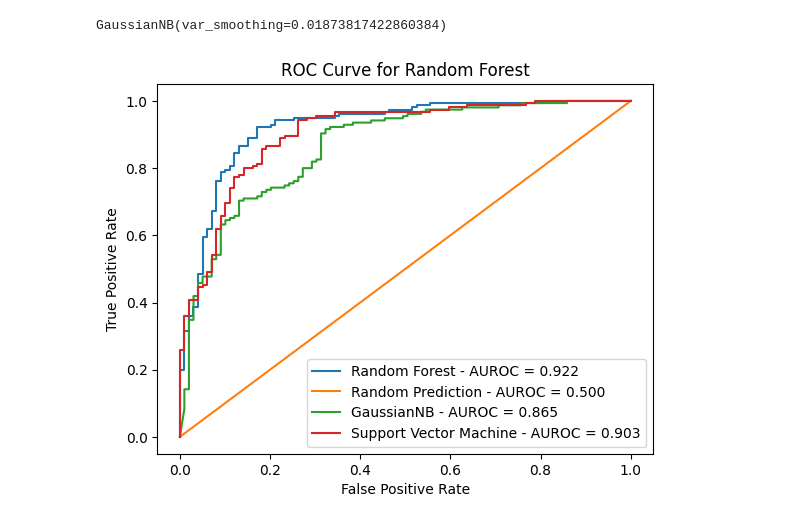
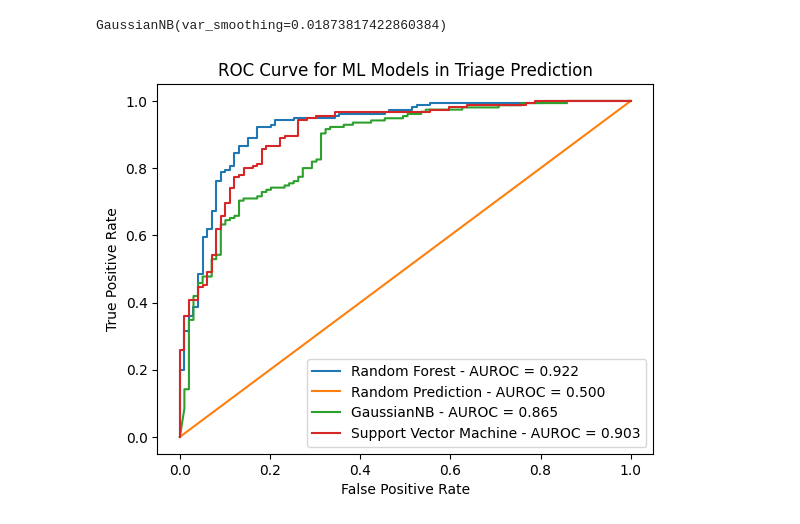
Before and after one commit to Mainies/Triaging_ML_Classification, a Jupyter notebook: nurse_ai.ipynb, the cells around one changed output. Saved outputs shown, nothing was run; the diff lists cells and outputs as text; code cells hidden in the pictures.

```diff
--- a/nurse_ai.ipynb
+++ b/nurse_ai.ipynb
@@ -664,12 +664,12 @@ SM_fpr, SM_tpr, _ = roc_curve(y_test_c, SM_roc_c)
 # %%
 plt.plot(rf_fpr, rf_tpr, label = "Random Forest - AUROC = %0.3f" % rf_auc_score)
 plt.plot(r_fpr, r_tpr, label = "Random Prediction - AUROC = %0.3f" % r_auc_score)
 plt.plot(gb_fpr, gb_tpr, label = "GaussianNB - AUROC = %0.3f" % gb_auc_score)
 plt.plot(SM_fpr, SM_tpr, label = "Support Vector Machine - AUROC = %0.3f" % SM_auc_score)
 plt.legend()
-plt.title('ROC Curve for Random Forest')
+plt.title('ROC Curve for ML Models in Triage Prediction')
 plt.xlabel("False Positive Rate")
 plt.ylabel("True Positive Rate")
 plt.show()
 # %% [output]
-[figure, old version]
+[figure, new version]
```
Also changed, not shown: parts of 1 cell of this notebook.
